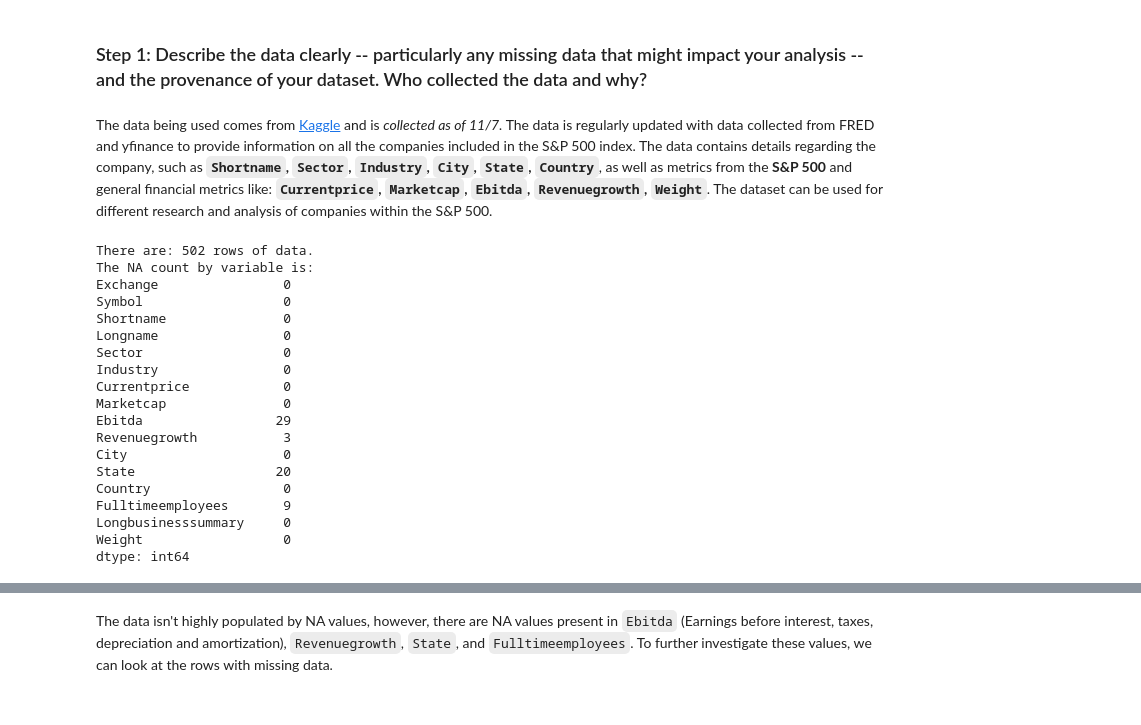
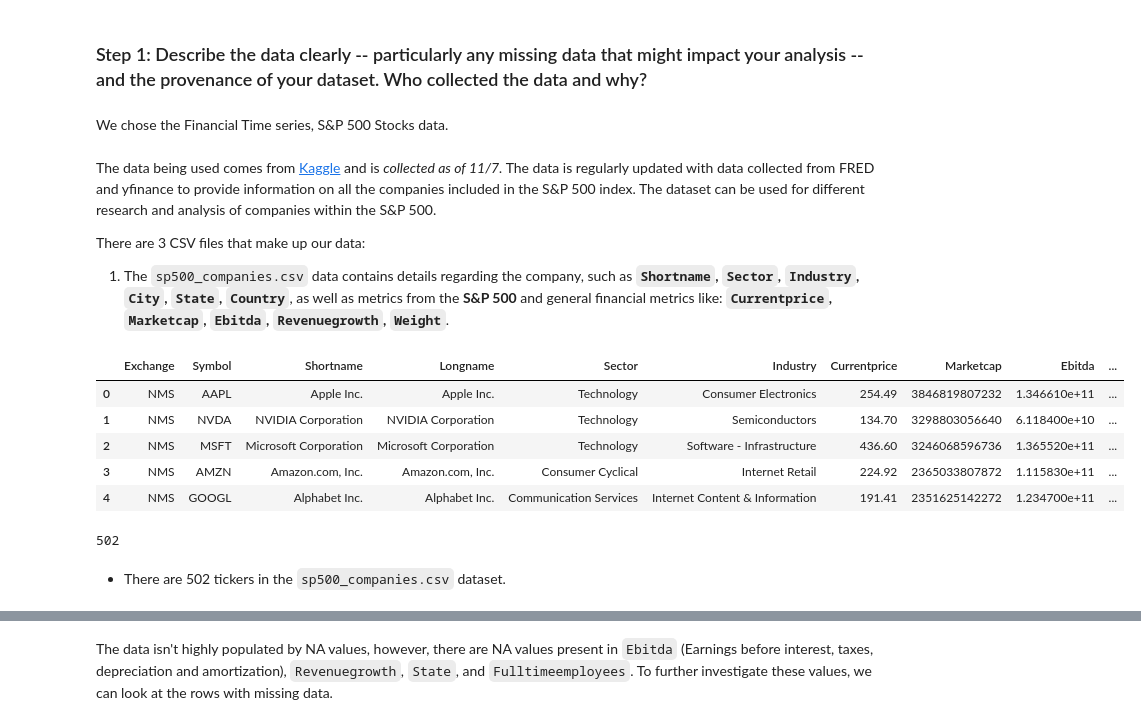
Before and after one commit to jarrett-markman/ds5030_project_1, a Jupyter notebook: code.ipynb, the cells around one changed output, grey strips where cells are left out. Saved outputs shown, nothing was run; the diff lists cells and outputs as text; code cells hidden in the pictures.

Commit message:
Updated version with most of the analysis done

```diff
--- a/code.ipynb
+++ b/code.ipynb
@@ -10,27 +11,32 @@ data = pd.read_csv("data/sp500_companies.csv")
+# %%
+# Import data
+companies = pd.read_csv("data/sp500_companies.csv")
+index = pd.read_csv("data/sp500_index.csv")
+stocks = pd.read_csv("data/sp500_stocks.csv")
 # %% [markdown]
 ### Step 1: Describe the data clearly -- particularly any missing data that might impact your analysis -- and the provenance of your dataset. Who collected the data and why?
+# %% [markdown]
+We chose the Financial Time series, S&P 500 Stocks data.
 # %% [markdown]
-The data being used comes from [Kaggle](https://www.kaggle.com/datasets/andrewmvd/sp-500-stocks/data) and is *collected as of 11/7.* The data is regularly updated with data collected from FRED and yfinance to provide information on all the companies included in the S&P 500 index. The data contains details regarding the company, such as **`Shortname`, `Sector`, `Industry`, `City`, `State`, `Country`**, as well as metrics from the **S&P 500** and general financial metrics like: **`Currentprice`, `Marketcap`, `Ebitda`, `Revenuegrowth`, `Weight`**. The dataset can be used for different research and analysis of companies within the S&P 500.
+The data being used comes from [Kaggle](https://www.kaggle.com/datasets/andrewmvd/sp-500-stocks/data) and is *collected as of 11/7.* The data is regularly updated with data collected from FRED and yfinance to provide information on all the companies included in the S&P 500 index. The dataset can be used for different research and analysis of companies within the S&P 500.
+
+
+There are 3 CSV files that make up our data:
+
+1. The `sp500_companies.csv` data contains details regarding the company, such as **`Shortname`, `Sector`, `Industry`, `City`, `State`, `Country`**, as well as metrics from the **S&P 500** and general financial metrics like: **`Currentprice`, `Marketcap`, `Ebitda`, `Revenuegrowth`, `Weight`**.
-# %%
-# See length of data and columns with missing data
-print(f"There are: {len(data)} rows of data.", "The NA count by variable is:", data.isna().sum(), sep = '\n')
-# %% [output]
-There are: 502 rows of data.
-The NA count by variable is:
-Exchange                0
-Symbol                  0
-Shortname               0
-Longname                0
-Sector                  0
-Industry                0
-Currentprice            0
-Marketcap               0
-Ebitda                 29
-Revenuegrowth           3
-City                    0
-State                  20
-Country                 0
-Fulltimeemployees       9
-Longbusinesssummary     0
-Weight                  0
-dtype: int64
+# %%
+companies.head()
+# %% [output]
+|  | Exchange | Symbol | Shortname | Longname | Sector | Industry | Currentprice | Marketcap | Ebitda | ... |
+| 0 | NMS | AAPL | Apple Inc. | Apple Inc. | Technology | Consumer Electronics | 254.49 | 3846819807232 | 1.346610e+11 | ... |
+| 1 | NMS | NVDA | NVIDIA Corporation | NVIDIA Corporation | Technology | Semiconductors | 134.70 | 3298803056640 | 6.118400e+10 | ... |
+| 2 | NMS | MSFT | Microsoft Corporation | Microsoft Corporation | Technology | Software - Infrastructure | 436.60 | 3246068596736 | 1.365520e+11 | ... |
+| 3 | NMS | AMZN | Amazon.com, Inc. | Amazon.com, Inc. | Consumer Cyclical | Internet Retail | 224.92 | 2365033807872 | 1.115830e+11 | ... |
+| 4 | NMS | GOOGL | Alphabet Inc. | Alphabet Inc. | Communication Services | Internet Content & Information | 191.41 | 2351625142272 | 1.234700e+11 | ... |
+# %%
+# How many companies are in the S&P500?
+len(companies["Symbol"].unique())
+# %% [output]
+502
+# %% [markdown]
+- There are 502 tickers in the `sp500_companies.csv` dataset.
```
Also changed, not shown: parts of 59 cells of this notebook.
